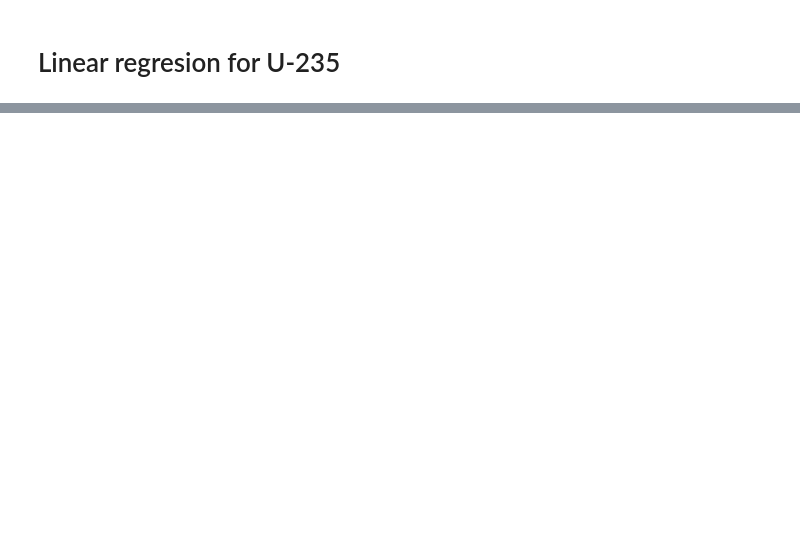
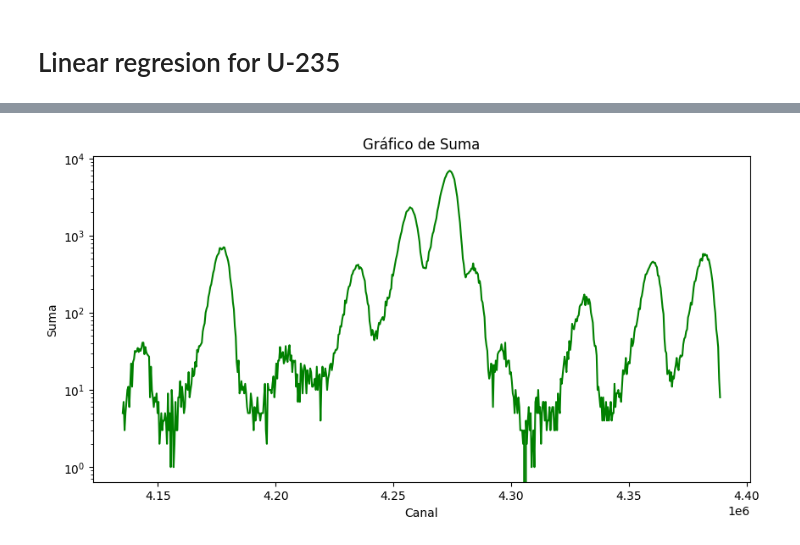
Before and after one commit to carlosherediapimienta/Collaboration_CIEMAT, a Jupyter notebook: U_235.ipynb, the cells around one changed output, grey strips where cells are left out. Drawn from its saved outputs; the diff is of its cells as text; code cells hidden in the pictures; blank space fills up the shorter version.

```diff
--- a/U_235.ipynb
+++ b/U_235.ipynb
@@ -113,0 +120,18 @@ plt.show()
+# %%
+# Realizar la regresión lineal
+slope, intercept = np.polyfit(np.sort(df_selected_U235.index), np.sort(df_penhan_U235['Deposited Energy (eV)'].values[:len(df_selected_U235.index)]), 1)
+
+# Crear la recta de regresión
+x = np.sort(df_selected_U235.index)
+df_selected_U235['Index Predicted'] = intercept + slope * x
+# %%
+# Graficar Suma en un eje X separado
+plt.figure(figsize=(10, 5))
+plt.plot(df_selected_U235['Index Predicted'], df_selected_U235['Suma'], color='green')
+plt.xlabel('Canal')
+plt.ylabel('Suma')
+plt.title('Gráfico de Suma')
+plt.yscale('log')
+plt.show()
+# %% [output]
+[figure, added]
```
Also changed, not shown: parts of 15 cells of this notebook.
